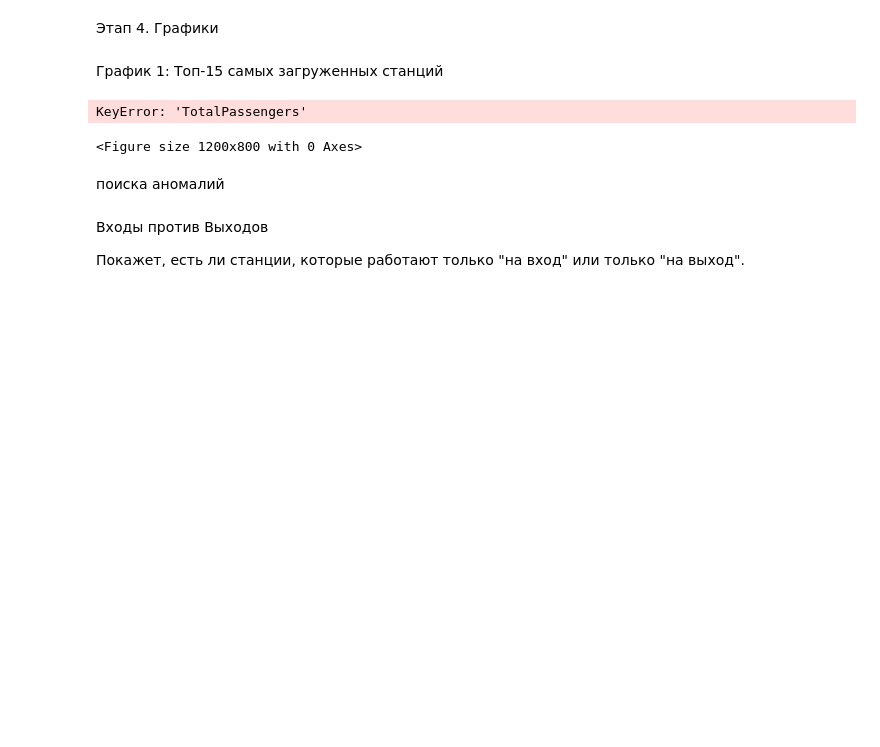
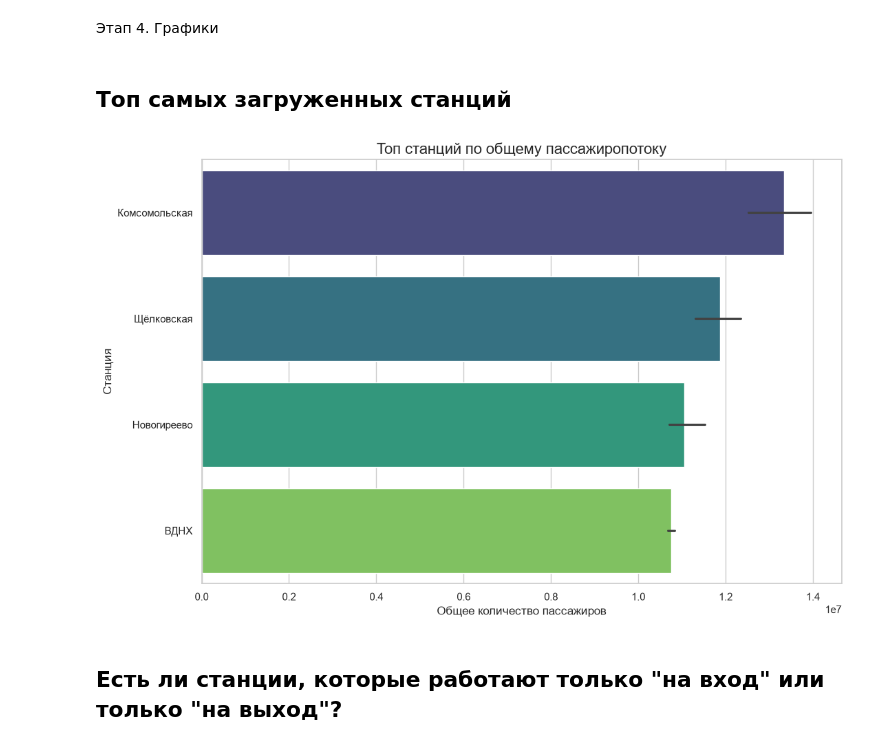
Before and after one commit to m-yastreb/python-practice-analysis, a Jupyter notebook: missing_values_project/moscow_metro_passenger_flow_analysis.ipynb, the cells around one changed output. Saved outputs shown, nothing was run; the diff lists cells and outputs as text; code cells hidden in the pictures; blank space fills up the shorter version.

```diff
--- a/missing_values_project/moscow_metro_passenger_flow_analysis.ipynb
+++ b/missing_values_project/moscow_metro_passenger_flow_analysis.ipynb
@@ -160,24 +160,28 @@ print(f'{result:.0f}')
 # %% [markdown]
 Этап 4. Графики
 # %% [markdown]
-График 1: Топ-15 самых загруженных станций
+## Топ самых загруженных станций
 # %%
 # Настройка стиля
 sns.set_theme(style="whitegrid")
 plt.figure(figsize=(12, 8))
 
 # Сортируем данные и берем топ-15
-top_15 = df.sort_values(by='TotalPassengers', ascending=False).head(15)
+top_15 = df.sort_values(by='Общий_пассажиропоток', ascending=False).head(15)
 
-# Строим горизонтальный график (так названия станций читаются лучше)
-sns.barplot(data=top_15, x='TotalPassengers', y='NameOfStation', palette='viridis')
+# Строим горизонтальный график
+sns.barplot(
+    data=top_15,
+    x='Общий_пассажиропоток',
+    y='Станция метрополитена',
+    hue='Станция метрополитена',
+    palette='viridis',
+    legend=False
+)
 
-plt.title('Топ-15 станций по общему пассажиропотоку', fontsize=16)
+plt.title('Топ станций по общему пассажиропотоку', fontsize=16)
 plt.xlabel('Общее количество пассажиров', fontsize=12)
 plt.ylabel('Станция', fontsize=12)
 plt.show()
 # %% [output]
-KeyError: 'TotalPassengers'
-<Figure size 1200x800 with 0 Axes>
+[figure, added]
-# %% [markdown]
-поиска аномалий
@@ -193,7 +188,5 @@ plt.show()
 # %% [markdown]
-Входы против Выходов
-
-Покажет, есть ли станции, которые работают только "на вход" или только "на выход".
+## Есть ли станции, которые работают только "на вход" или только "на выход"?
 # %%
 plt.figure(figsize=(10, 8))
 
```
Also changed, not shown: parts of 3 cells of this notebook.
